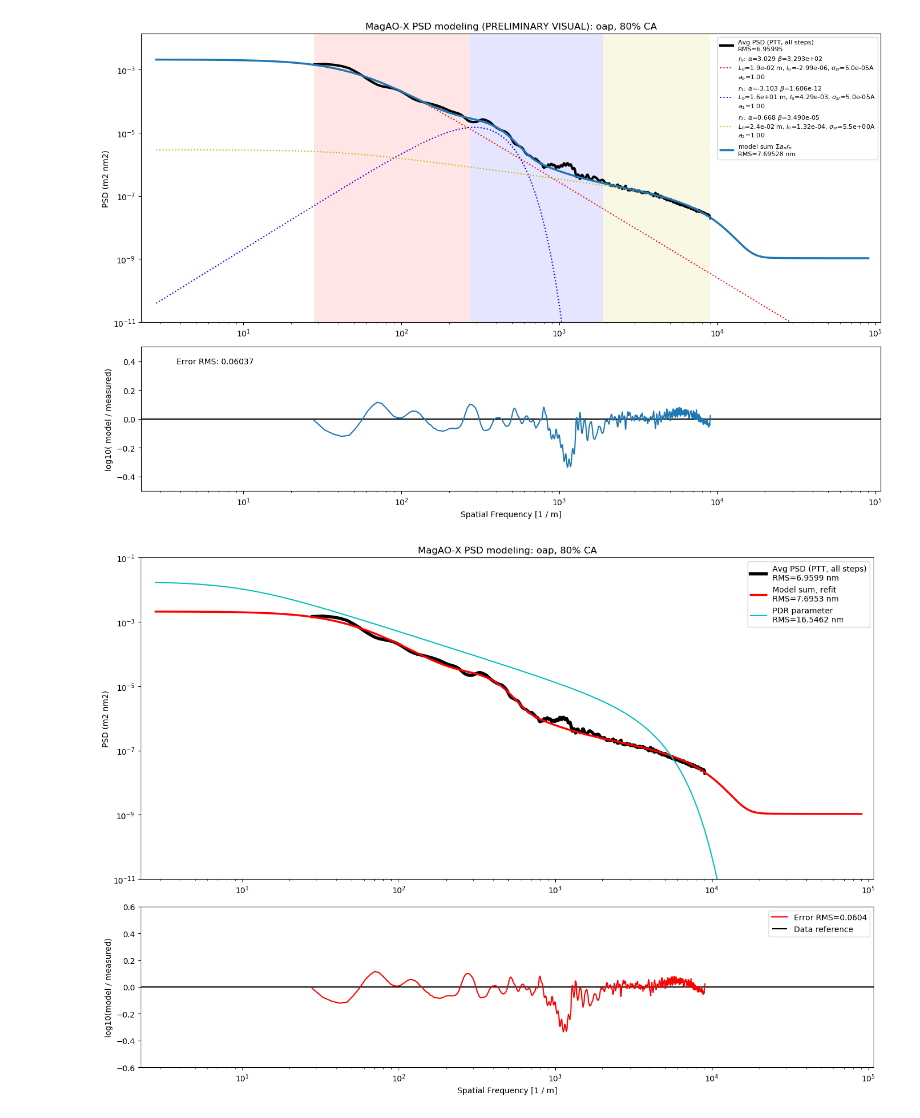
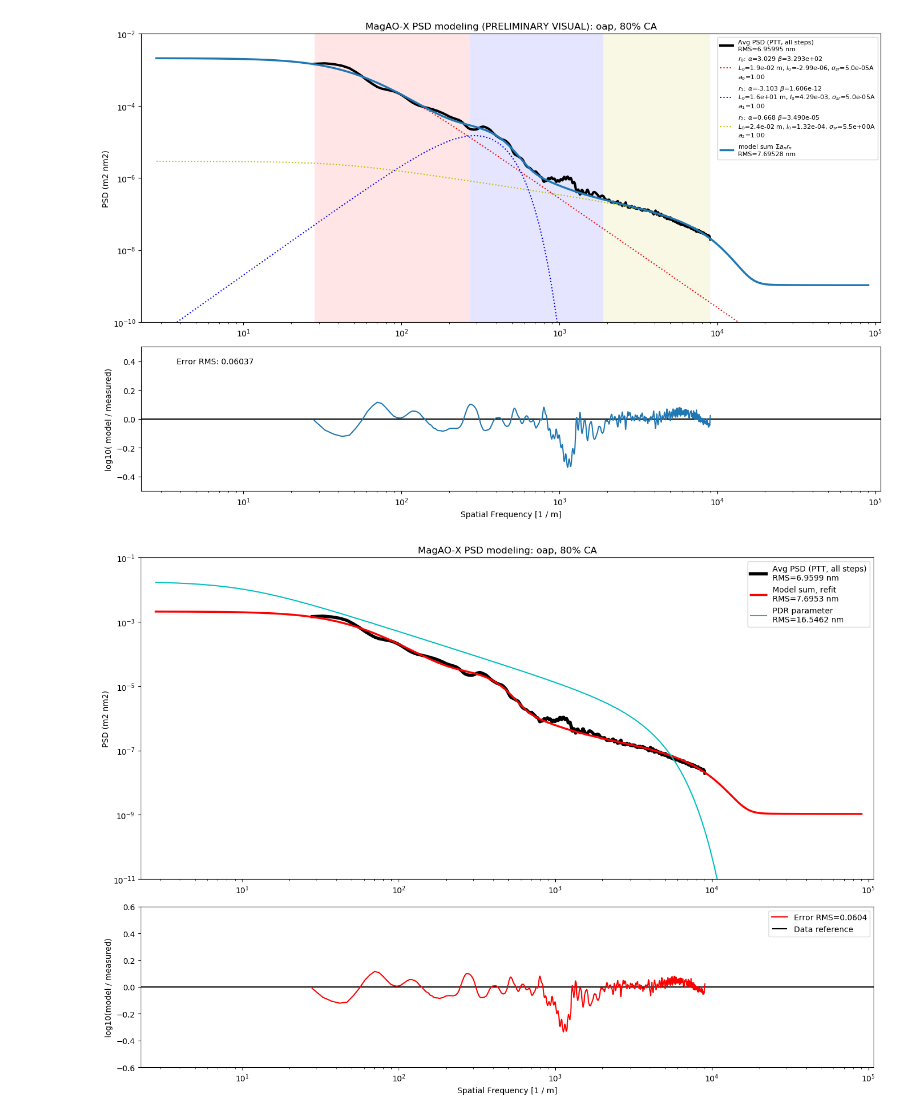
Before and after one commit to magao-x/magaox_poppy, a Jupyter notebook: PSD/PSDmodel_oap.ipynb, the cells around one changed output. Drawn from its saved outputs; the diff is of its cells as text; code cells hidden in the pictures.

```diff
--- a/PSD/PSDmodel_oap.ipynb
+++ b/PSD/PSDmodel_oap.ipynb
@@ -50,8 +50,8 @@ opt_parms = {'ca' : 80, # of the 80% CA given
              'diam_100CA': 0.050*u.m, # not really useful but okay
              'surf_units': u.micron,
              'ring_width': 5,
-             'kmid_ll': 100 * u.m,
-             'khigh_ll': 1000 * u.m,
+             'kmid_ll': 100/u.m,
+             'khigh_ll': 1000/u.m,
              'label': 'oap'}
 # %%
 %%time
@@ -89,4 +89,4 @@ Wall time: 15.5 s
 # %%
-psd.plot_model2(mdl_set, ms_refit, avg_psd, opt_parms)
+psd.plot_model2(mdl_set, ms_refit, avg_psd, opt_parms, psd_range=[1e-2, 1e-10])
 # %% [output]
-[figure, old version]
+[figure, new version]
```
Also changed, not shown: parts of 9 cells of this notebook.
